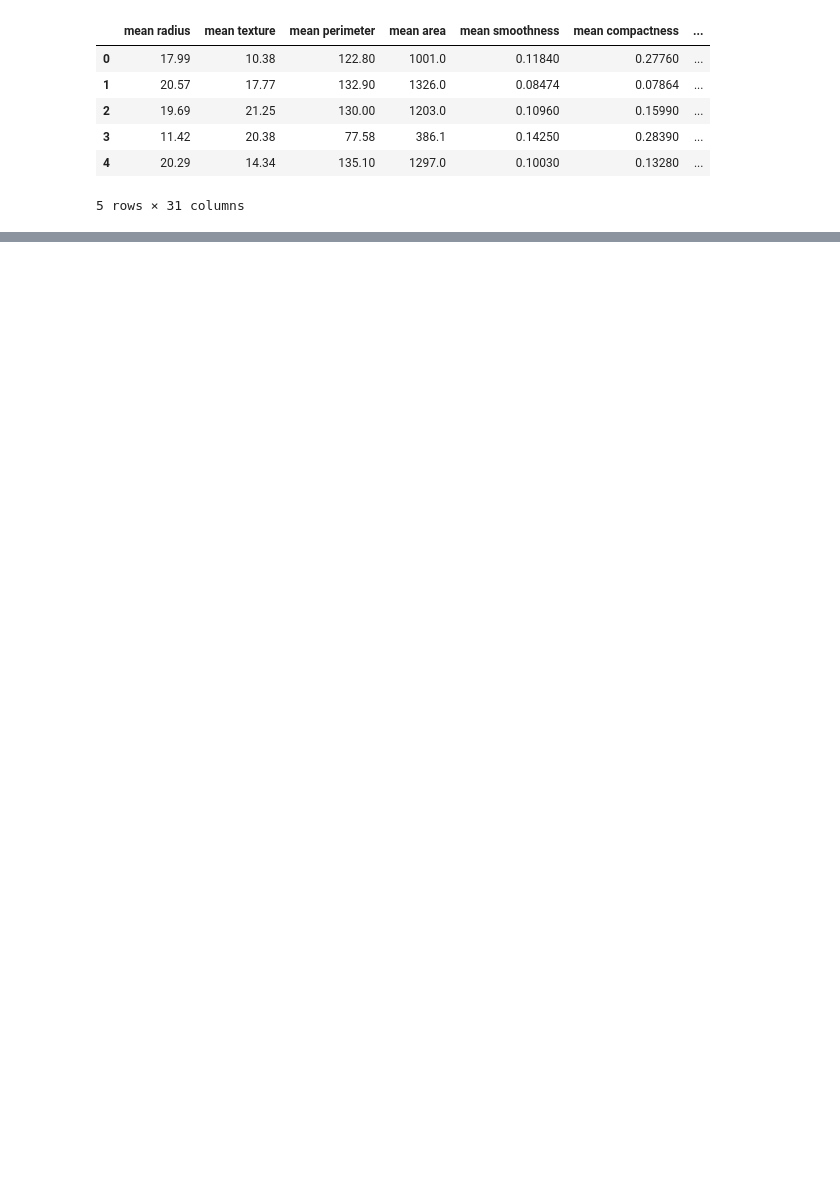
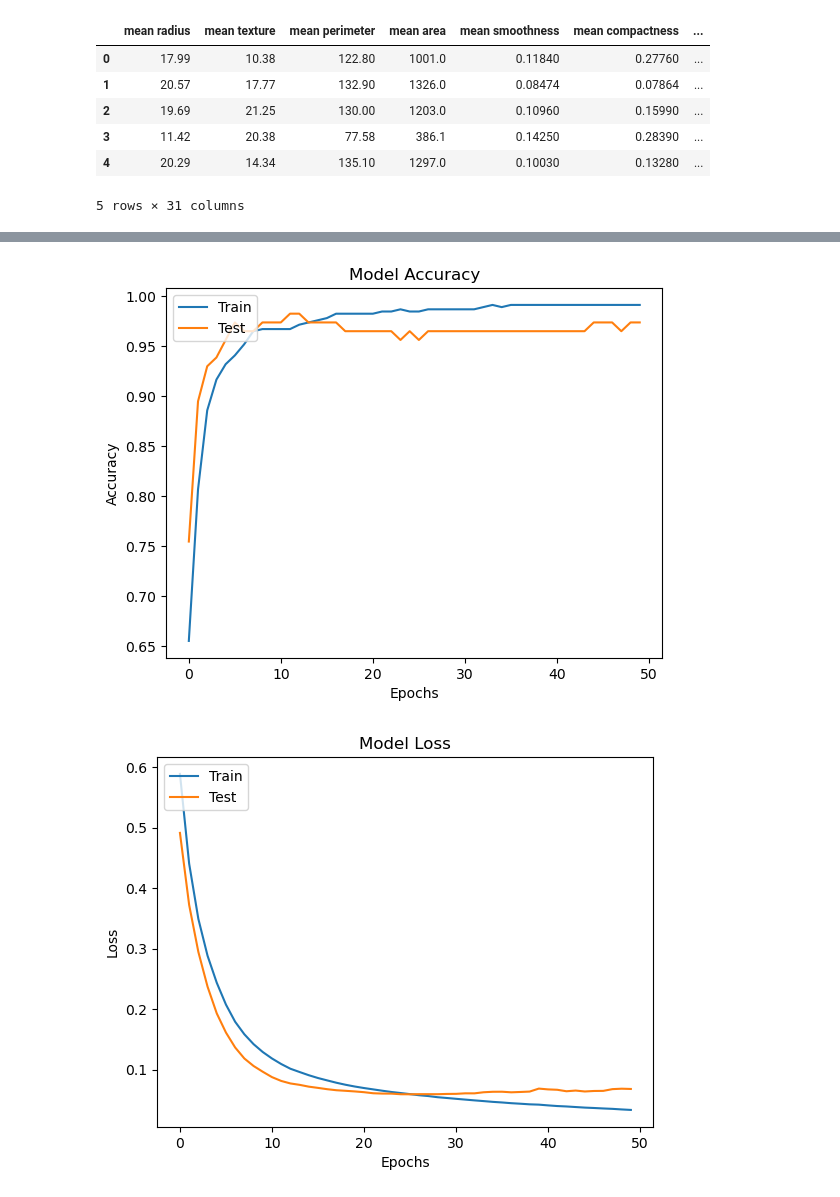
Before and after one commit to ellielin23/cancer-prediction, a Jupyter notebook: cancer-prediction.ipynb, the cells around one changed output, grey strips where cells are left out. Cells and saved outputs as stored; diff of their text form; code cells hidden in the pictures; blank space fills up the shorter version.

Commit message:
implement base model

```diff
--- a/cancer-prediction.ipynb
+++ b/cancer-prediction.ipynb
@@ -28,0 +35,23 @@ df.head()
+# %%
+# Standardize the features by scaling them to have mean = 0 and variance = 1
+scaler = StandardScaler()
+X_train = scaler.fit_transform(X_train)
+X_test = scaler.transform(X_test)
+# %%
+# Initialize the model
+model = Sequential()
+
+# Add the first hidden layer with 16 neurons, using ReLU activation
+model.add(Dense(16, input_dim=X_train.shape[1], activation='relu'))
+
+# Add the second hidden layer with 8 neurons, using ReLU activation
+model.add(Dense(8, activation='relu'))
+
+# Add the output layer with 1 neuron (binary classification), using sigmoid activation
+model.add(Dense(1, activation='sigmoid'))
+# %%
+# Compile the model
+model.compile(optimizer='adam', loss='binary_crossentropy', metrics=['accuracy'])
+# %%
+# Train the model on the training data
+history = model.fit(X_train, y_train, epochs=50, batch_size=32, validation_data=(X_test, y_test))
@@ -28,0 +87,21 @@ df.head()
+# %%
+# Plot training & validation accuracy values
+plt.plot(history.history['accuracy'])
+plt.plot(history.history['val_accuracy'])
+plt.title('Model Accuracy')
+plt.xlabel('Epochs')
+plt.ylabel('Accuracy')
+plt.legend(['Train', 'Test'], loc='upper left')
+plt.show()
+
+# Plot training & validation loss values
+plt.plot(history.history['loss'])
+plt.plot(history.history['val_loss'])
+plt.title('Model Loss')
+plt.xlabel('Epochs')
+plt.ylabel('Loss')
+plt.legend(['Train', 'Test'], loc='upper left')
+plt.show()
+# %% [output]
+[figure, added]
+[figure, added]
```
Also changed, not shown: parts of 6 cells of this notebook.
